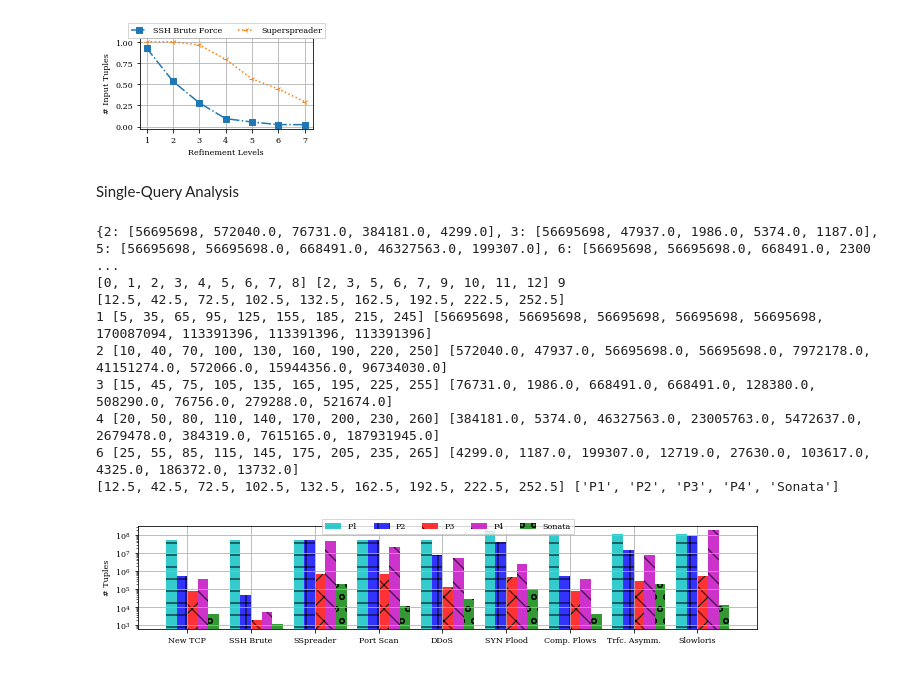
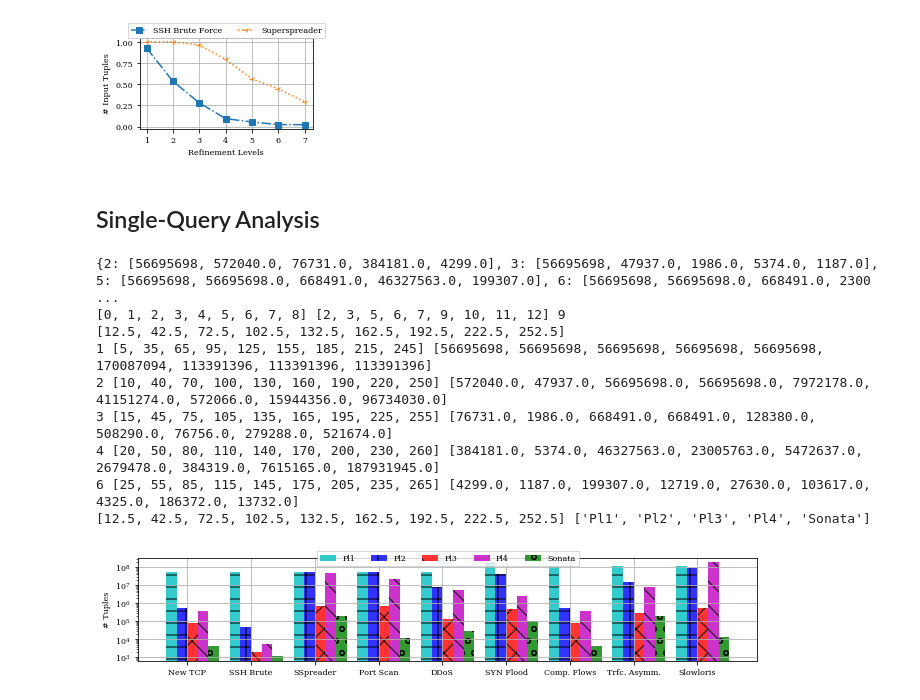
Before and after one commit to agupta13/SONATA-DEV, a Jupyter notebook: analysis/performance_eval/plot_results/plot_results.ipynb, the cells around one changed output. Saved outputs shown, nothing was run; the diff lists cells and outputs as text; code cells hidden in the pictures.

Commit message:
updated the script for data plane sensitivity analysis

```diff
--- a/analysis/performance_eval/plot_results/plot_results.ipynb
+++ b/analysis/performance_eval/plot_results/plot_results.ipynb
@@ -201,7 +201,7 @@ draw_plots(plot_data, modes)
 [1, 2, 3, 4, 5, 6, 7] [1.0, 0.999178879498053, 0.9630456617713746, 0.793235423259098, 0.5624583897000439, 0.4441287943928303, 0.29441200282956215]
 [figure]
 # %% [markdown]
-Single-Query Analysis
+## Single-Query Analysis
 # %%
 # data = {
 #         #1: {2: 40072784.0, 3: 40072784.0, 4: 285222194.0, 6: 40072784.0},
@@ -277,7 +277,7 @@ bits_max_register = 32 * 1000000
 
 apps = [2,3,5,6,7, 9, 10, 11, 12]
 modes = [1,2,3,4,6]
-modes_2_labels = {1:"P1", 2: "P2", 3: "P3", 4: "P4", 6: "Sonata"}
+modes_2_labels = {1:"Pl1", 2: "Pl2", 3: "Pl3", 4: "Pl4", 6: "Sonata"}
 hatches = {0:'/', 1:'-', 2:'+', 3:'x', 4:'\\', 5:'x', 6:'o', 7:'O', 8:'.'}
 
 ids_2_labels = {1: "Dup Acks", 2:"New TCP", 3: "SSH Brute", 4: "HH",
@@ -328,32 +328,32 @@ def draw_plots(data, modes, modes_2_labels):
 
     #plt.xlabel('Applications')
     plt.ylabel('# Tuples')
 
     print ticks, [modes_2_labels[mode] for mode in modes]
     plt.xticks(ticks, [ids_2_labels[qid] for qid in qids], rotation=0)
     ax.grid(True)
     #ax.set_xlim(xmax=5.25)
     ax.set_yscale("log", nonposy='clip')
 #     ax.set_xlim(xmin=0.75)
     ax.legend(loc='upper center', bbox_to_anchor=(0.5, 1.1),
               ncol=5, fancybox=False, shadow=False)
     fname = "/Users/arpit/Documents/nsdi18/writing/figures/single_query_analysis.eps"
     plt.tight_layout()
     plot_name = fname
     pl.savefig(plot_name)
     plt.show()
     pass
 
 plot_data = get_plot_data(data)
 draw_plots(plot_data, modes, modes_2_labels)
 # %% [output]
 {2: [56695698, 572040.0, 76731.0, 384181.0, 4299.0], 3: [56695698, 47937.0, 1986.0, 5374.0, 1187.0], 5: [56695698, 56695698.0, 668491.0, 46327563.0, 199307.0], 6: [56695698, 56695698.0, 668491.0, 2300 ...
 [0, 1, 2, 3, 4, 5, 6, 7, 8] [2, 3, 5, 6, 7, 9, 10, 11, 12] 9
 [12.5, 42.5, 72.5, 102.5, 132.5, 162.5, 192.5, 222.5, 252.5]
 1 [5, 35, 65, 95, 125, 155, 185, 215, 245] [56695698, 56695698, 56695698, 56695698, 56695698, 170087094, 113391396, 113391396, 113391396]
 2 [10, 40, 70, 100, 130, 160, 190, 220, 250] [572040.0, 47937.0, 56695698.0, 56695698.0, 7972178.0, 41151274.0, 572066.0, 15944356.0, 96734030.0]
 3 [15, 45, 75, 105, 135, 165, 195, 225, 255] [76731.0, 1986.0, 668491.0, 668491.0, 128380.0, 508290.0, 76756.0, 279288.0, 521674.0]
 4 [20, 50, 80, 110, 140, 170, 200, 230, 260] [384181.0, 5374.0, 46327563.0, 23005763.0, 5472637.0, 2679478.0, 384319.0, 7615165.0, 187931945.0]
 6 [25, 55, 85, 115, 145, 175, 205, 235, 265] [4299.0, 1187.0, 199307.0, 12719.0, 27630.0, 103617.0, 4325.0, 186372.0, 13732.0]
-[12.5, 42.5, 72.5, 102.5, 132.5, 162.5, 192.5, 222.5, 252.5] ['P1', 'P2', 'P3', 'P4', 'Sonata']
+[12.5, 42.5, 72.5, 102.5, 132.5, 162.5, 192.5, 222.5, 252.5] ['Pl1', 'Pl2', 'Pl3', 'Pl4', 'Sonata']
-[figure, old version]
+[figure, new version]
```
Also changed, not shown: parts of 10 cells of this notebook, 1 other file.
